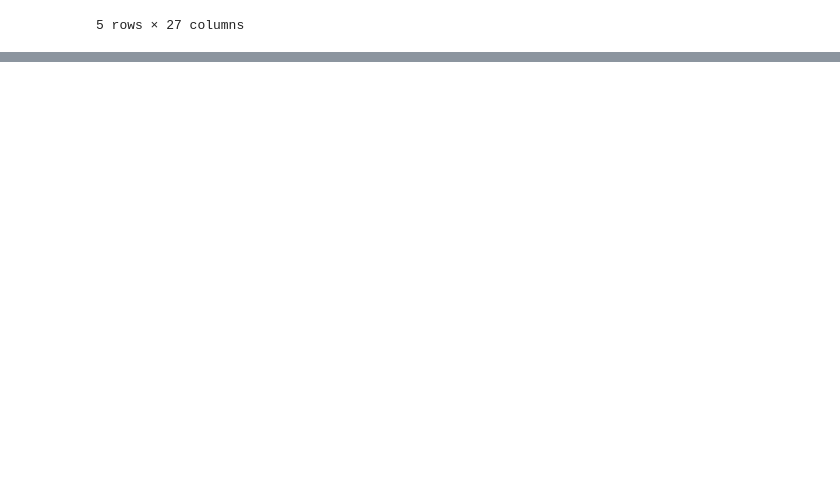
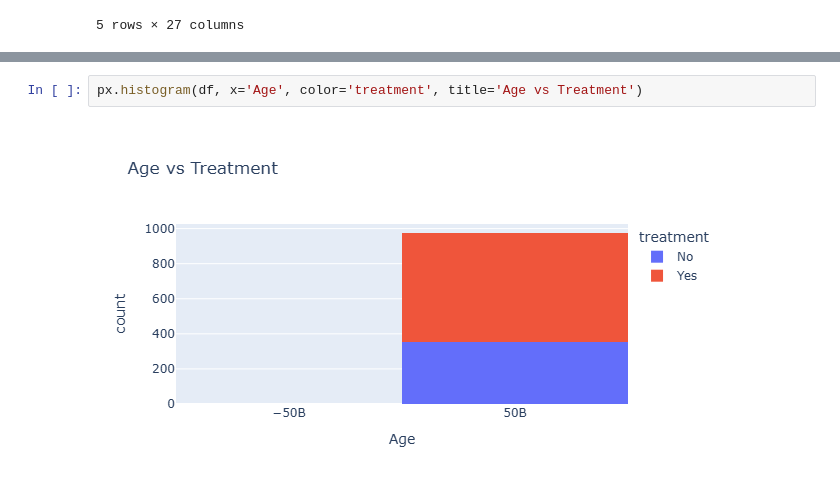
Before and after one commit to tharushi1019/Mental-Health-Model-Training, a Jupyter notebook: notebooks/Mental_Health_Model_Training.ipynb, the cells around one changed output, grey strips where cells are left out. Saved outputs shown, nothing was run; the diff lists cells and outputs as text; blank space fills up the shorter version.

```diff
--- a/notebooks/Mental_Health_Model_Training.ipynb
+++ b/notebooks/Mental_Health_Model_Training.ipynb
@@ -33,0 +158,4 @@ Dataset Shape: (1259, 27)
+# %%
+px.histogram(df, x='Age', color='treatment', title='Age vs Treatment')
+# %% [output]
+[figure, added]
```
Also changed, not shown: parts of 12 cells of this notebook.
